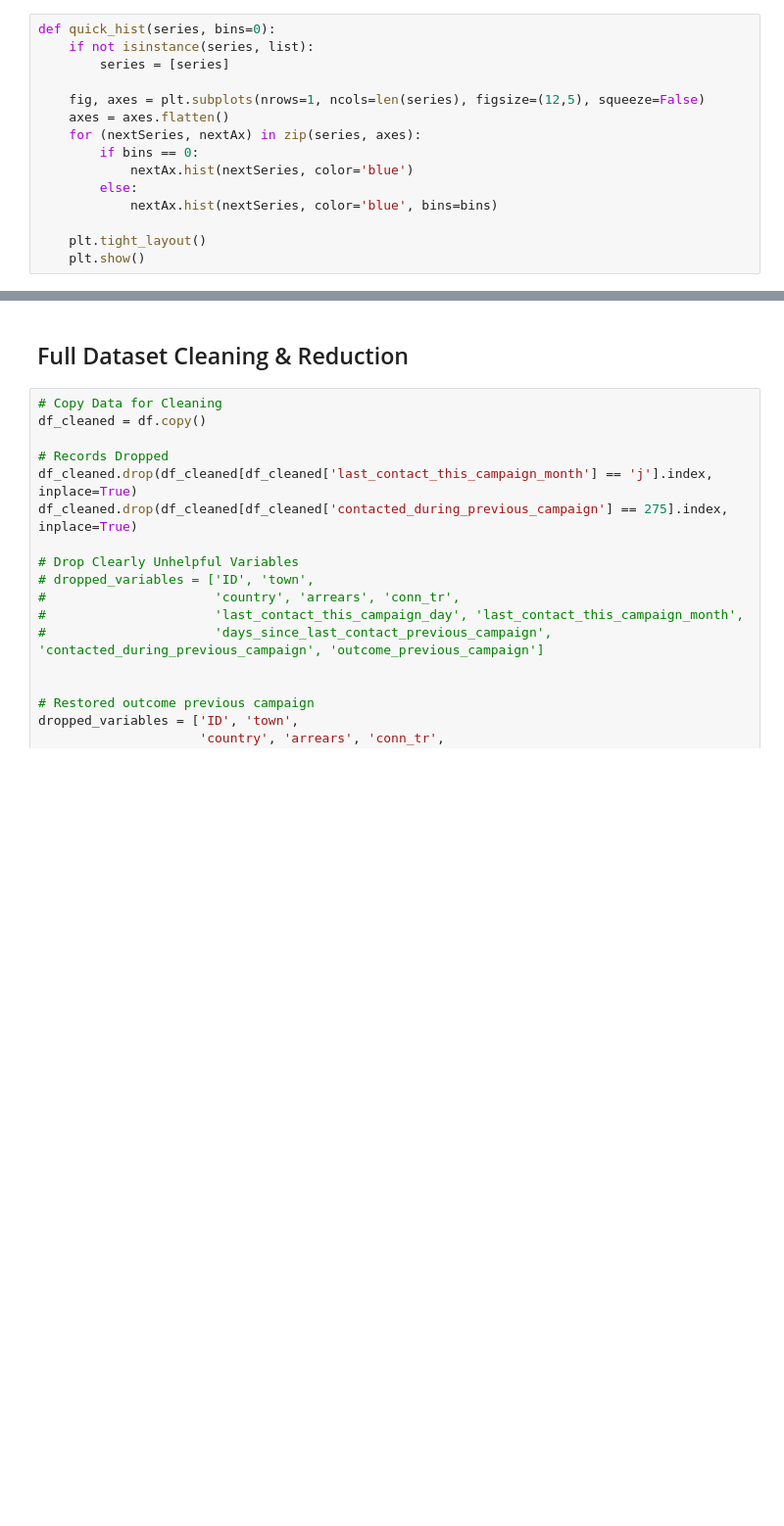
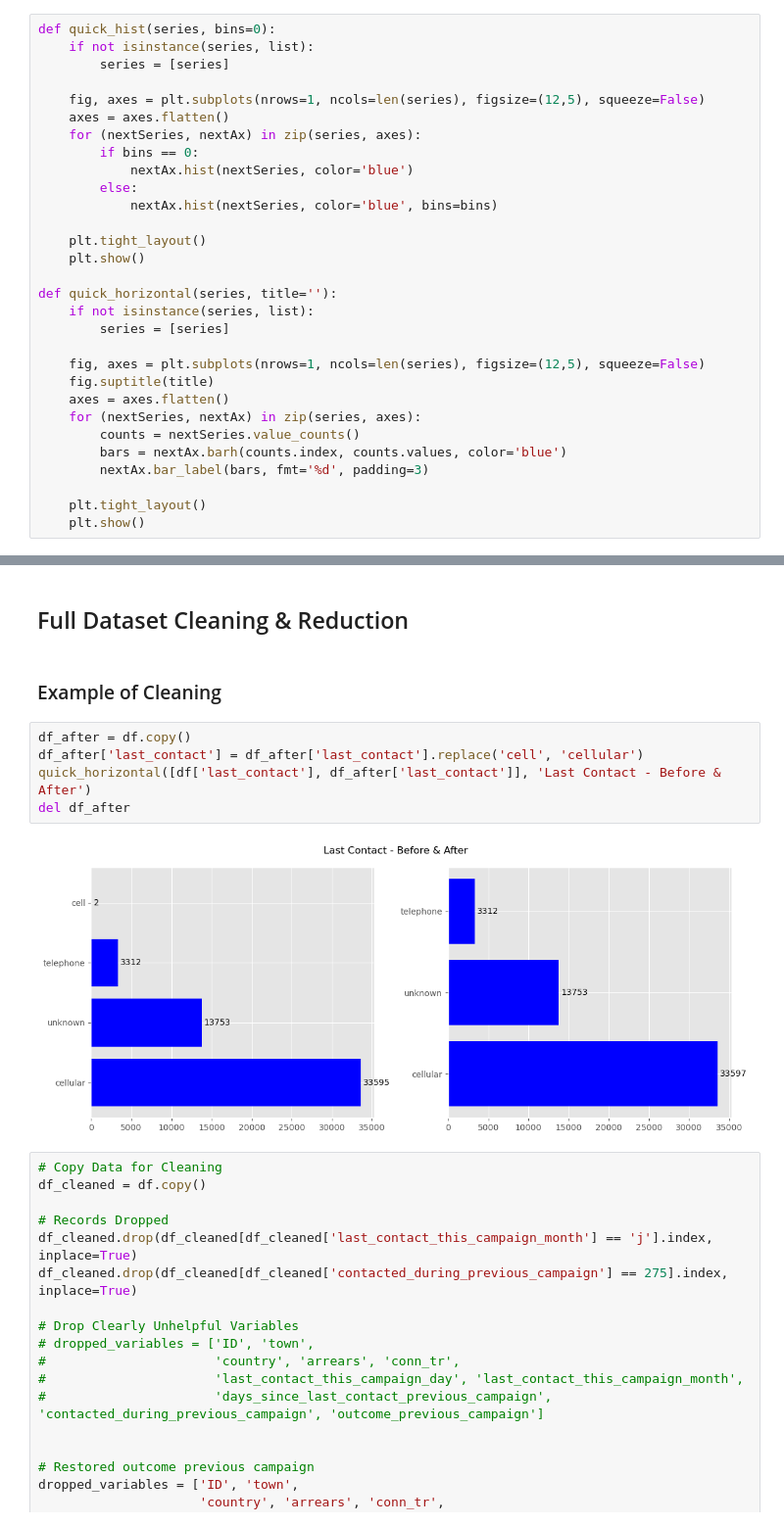
Before and after one commit to StuartG24/Telecom_Customer_Targeting, a Jupyter notebook: _Notebooks_v2/1. Data_Prep_v2.ipynb, the cells around one changed output, grey strips where cells are left out. Shown at 98% size. Cells and saved outputs as stored; diff of their text form; blank space fills up the shorter version.

```diff
--- a/_Notebooks_v2/1. Data_Prep_v2.ipynb
+++ b/_Notebooks_v2/1. Data_Prep_v2.ipynb
@@ -125,6 +125,21 @@ def quick_hist(series, bins=0):
 
     plt.tight_layout()
     plt.show()
+
+def quick_horizontal(series, title=''):
+    if not isinstance(series, list):
+        series = [series]
+
+    fig, axes = plt.subplots(nrows=1, ncols=len(series), figsize=(12,5), squeeze=False)
+    fig.suptitle(title)
+    axes = axes.flatten()
+    for (nextSeries, nextAx) in zip(series, axes):
+        counts = nextSeries.value_counts()
+        bars = nextAx.barh(counts.index, counts.values, color='blue')
+        nextAx.bar_label(bars, fmt='%d', padding=3)
+
+    plt.tight_layout()
+    plt.show()
 # %% [markdown]
 ## Data Load
 # %%
@@ -200,6 +215,15 @@ To Consider:
 ?? Dimensionality Reduction
 # %% [markdown]
 ## Full Dataset Cleaning & Reduction
+# %% [markdown]
+### Example of Cleaning
+# %%
+df_after = df.copy()
+df_after['last_contact'] = df_after['last_contact'].replace('cell', 'cellular')
+quick_horizontal([df['last_contact'], df_after['last_contact']], 'Last Contact - Before & After')
+del df_after
+# %% [output]
+[figure, added]
 # %%
 # Copy Data for Cleaning
 df_cleaned = df.copy()
```
Also changed, not shown: parts of 1 cell of this notebook, 4 other files.
